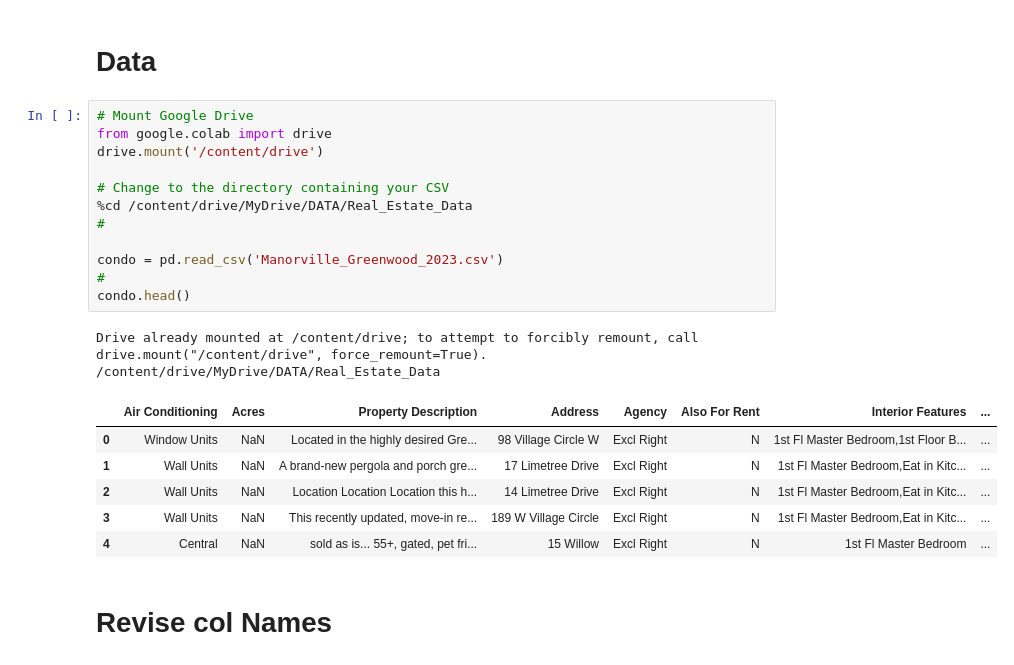
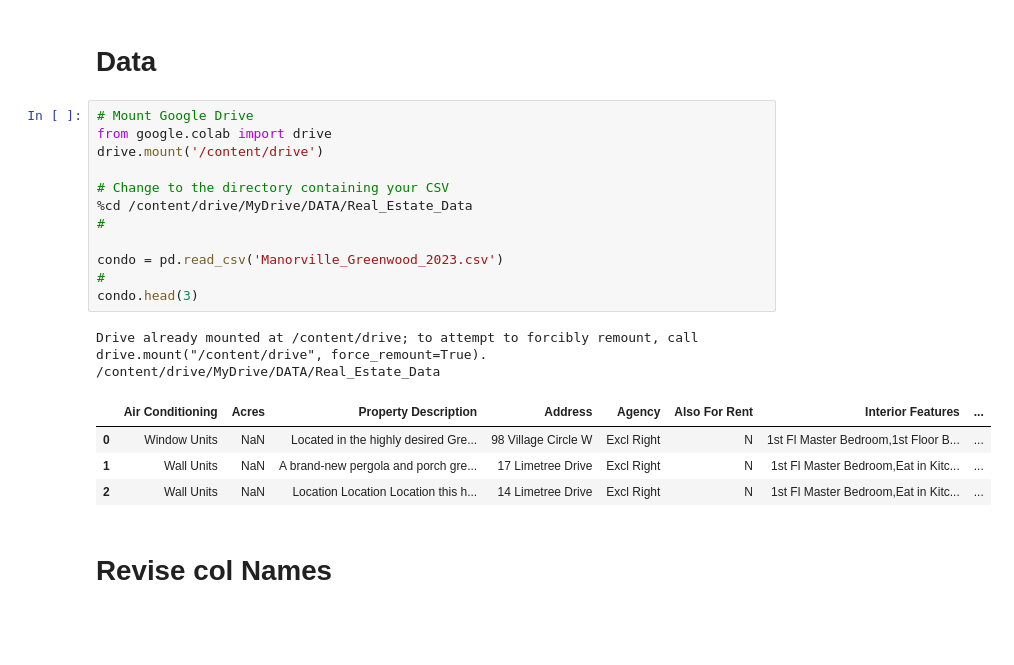
Before and after one commit to JF11579/Plotly_RE, a Jupyter notebook: Condos_Single_Devleopment.ipynb, the cells around one changed output. Saved outputs shown, nothing was run; the diff lists cells and outputs as text; blank space fills up the shorter version.

```diff
--- a/Condos_Single_Devleopment.ipynb
+++ b/Condos_Single_Devleopment.ipynb
@@ -55,24 +71,22 @@ pd.set_option('display.max_columns', None)
 # %%
 # Mount Google Drive
 from google.colab import drive
 drive.mount('/content/drive')
 
 # Change to the directory containing your CSV
 %cd /content/drive/MyDrive/DATA/Real_Estate_Data
 #
 
 condo = pd.read_csv('Manorville_Greenwood_2023.csv')
 #
-condo.head()
+condo.head(3)
 # %% [output]
 Drive already mounted at /content/drive; to attempt to forcibly remount, call drive.mount("/content/drive", force_remount=True).
 /content/drive/MyDrive/DATA/Real_Estate_Data
 |  | Air Conditioning | Acres | Property Description | Address | Agency | Also For Rent | Interior Features | ... |
 | 0 | Window Units | NaN | Located in the highly desired Gre... | 98 Village Circle W | Excl Right | N | 1st Fl Master Bedroom,1st Floor B... | ... |
 | 1 | Wall Units | NaN | A brand-new pergola and porch gre... | 17 Limetree Drive | Excl Right | N | 1st Fl Master Bedroom,Eat in Kitc... | ... |
 | 2 | Wall Units | NaN | Location Location Location this h... | 14 Limetree Drive | Excl Right | N | 1st Fl Master Bedroom,Eat in Kitc... | ... |
-| 3 | Wall Units | NaN | This recently updated, move-in re... | 189 W Village Circle | Excl Right | N | 1st Fl Master Bedroom,Eat in Kitc... | ... |
-| 4 | Central | NaN | sold as is... 55+, gated, pet fri... | 15 Willow | Excl Right | N | 1st Fl Master Bedroom | ... |
 # %% [markdown]
 # Revise col Names
 # %%
```
Also changed, not shown: parts of 39 cells of this notebook.
